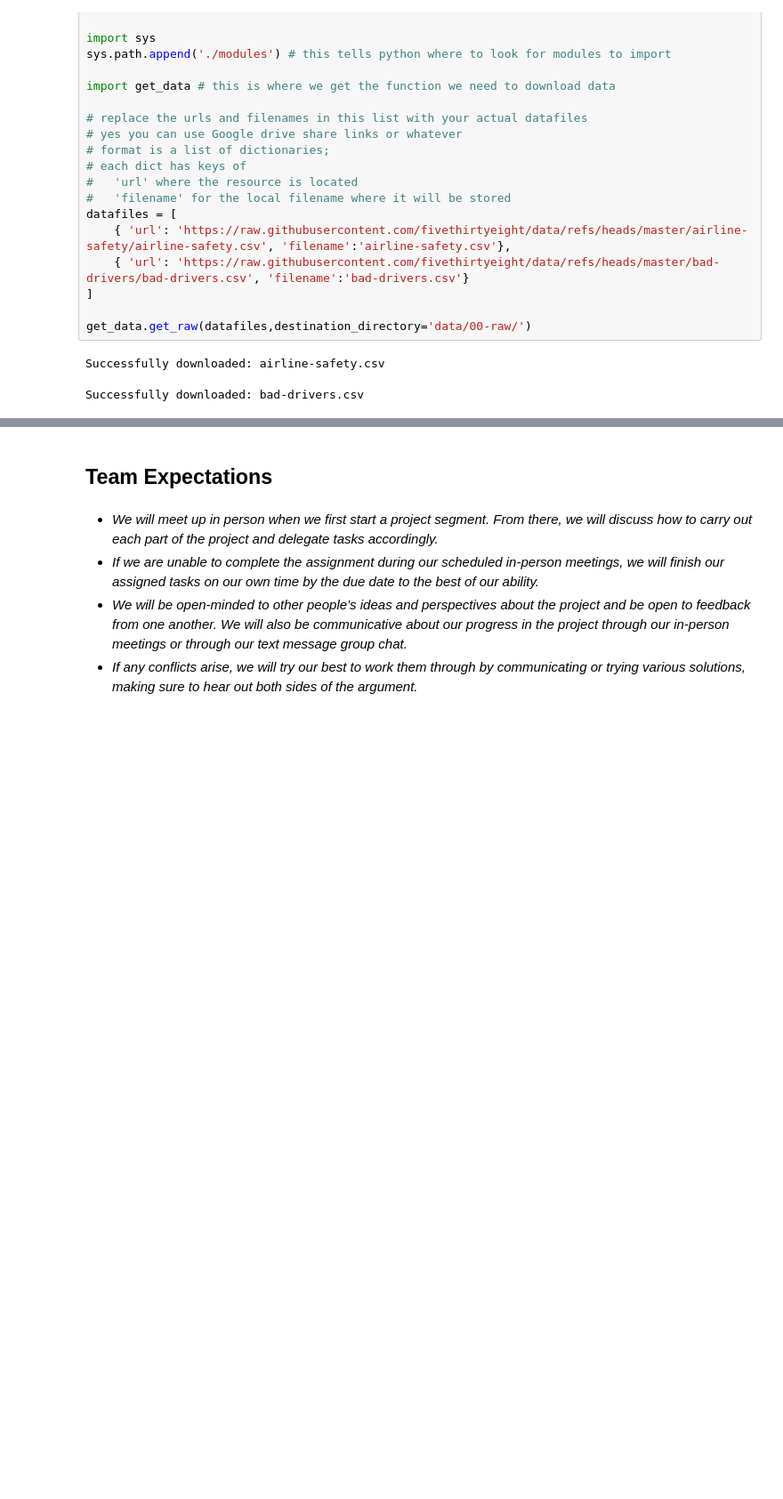
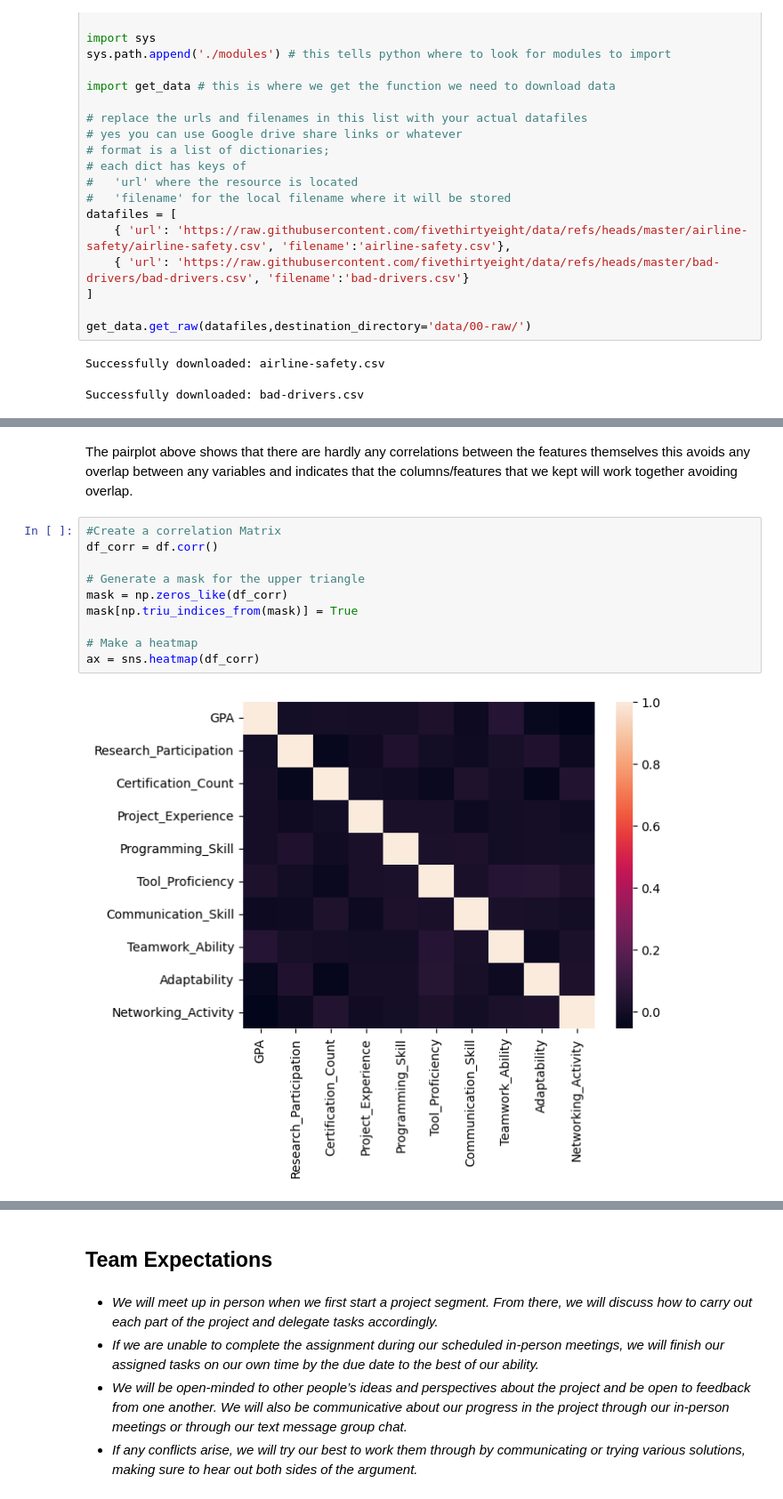
Before and after one commit to COGS108/Group144_WI26, a Jupyter notebook: 02-EDACheckpoint.ipynb, the cells around one changed output, grey strips where cells are left out. Shown at 89% size. Saved outputs shown, nothing was run; the diff lists cells and outputs as text; blank space fills up the shorter version.

```diff
--- a/02-EDACheckpoint.ipynb
+++ b/02-EDACheckpoint.ipynb
@@ -296,0 +326,14 @@ Some more words and stuff.  Remember notebooks work best if you interleave the c
+# %% [markdown]
+The pairplot above shows that there are hardly any correlations between the features themselves this avoids any overlap between any variables and indicates that the columns/features that we kept will work together avoiding overlap.
+# %%
+#Create a correlation Matrix
+df_corr = df.corr()
+
+# Generate a mask for the upper triangle
+mask = np.zeros_like(df_corr)
+mask[np.triu_indices_from(mask)] = True
+
+# Make a heatmap
+ax = sns.heatmap(df_corr)
+# %% [output]
+[figure, added]
```
Also changed, not shown: parts of 45 cells of this notebook.
